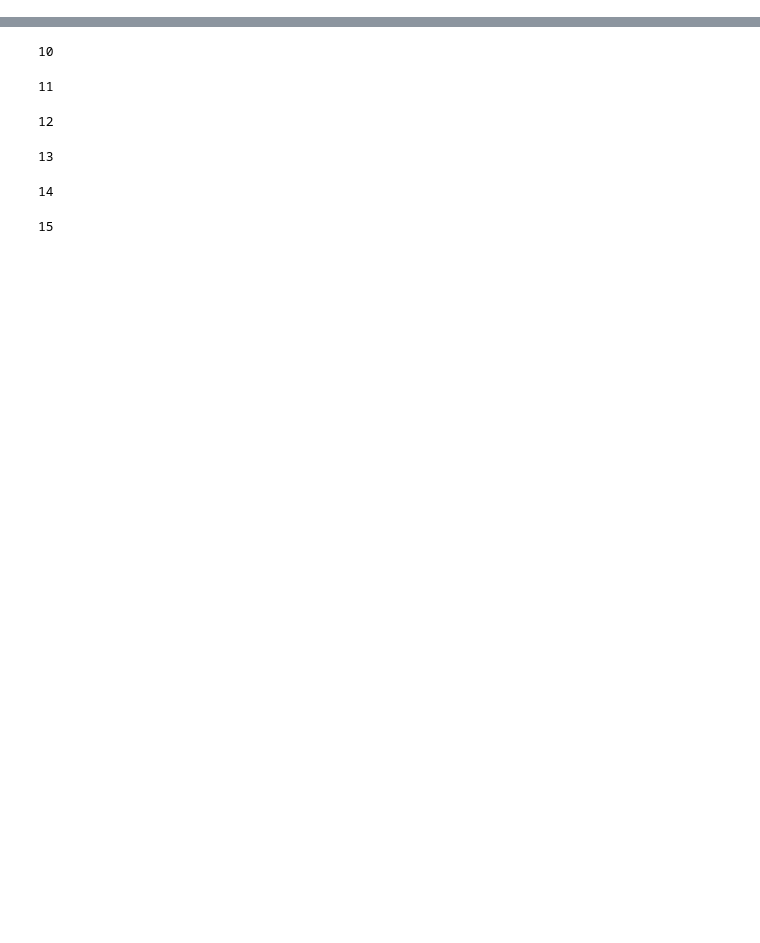
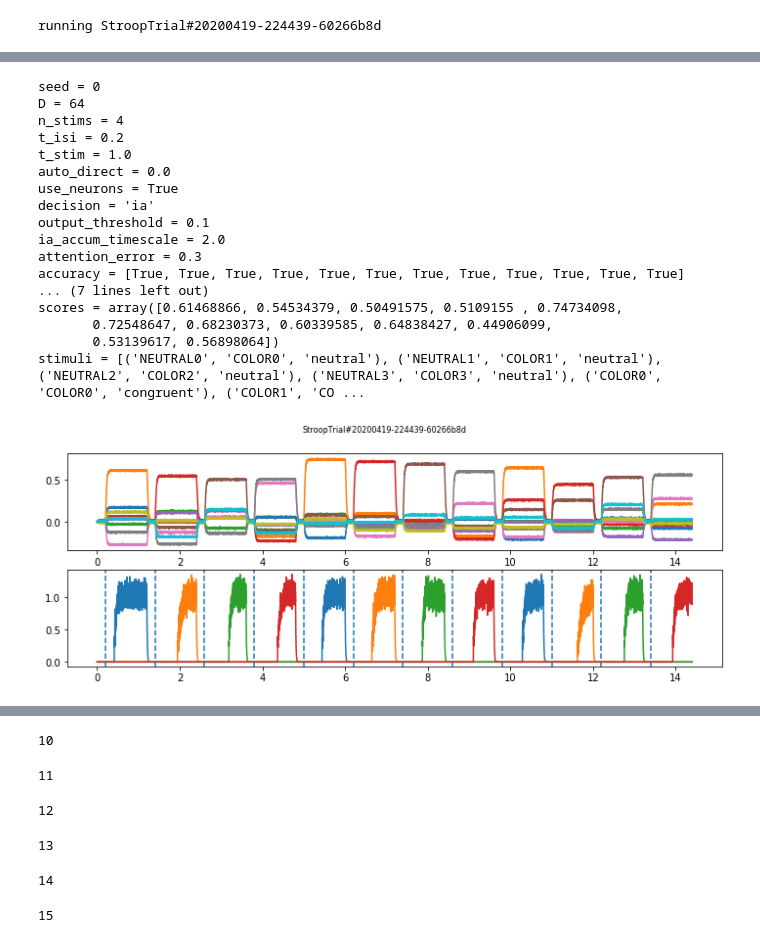
Before and after one commit to tcstewar/nengo_stroop, a Jupyter notebook: Stroop with reaction time.ipynb, the cells around one changed output, grey strips where cells are left out. Saved outputs shown, nothing was run; the diff lists cells and outputs as text; code cells hidden in the pictures; blank space fills up the shorter version.

```diff
--- a/Stroop with reaction time.ipynb
+++ b/Stroop with reaction time.ipynb
@@ -159,3 +161,9 @@ class StroopTrial(pytry.PlotTrial):
             rt_congruent=np.mean(rts[p.n_stims:p.n_stims*2]),
             rt_incongruent=np.mean(rts[p.n_stims*2:]),
         )
+# %%
+plt.figure(figsize=(12,4))
+r = StroopTrial().run(plt=plt, n_stims=4, data_dir=None, seed=0, D=64, auto_direct=0.0, use_neurons=True,
+                  decision='ia', ia_accum_timescale=2.0, t_stim=1.0, t_isi=0.2, attention_error=0.3)
+# %% [output]
+running StroopTrial#20200419-224439-60266b8d
@@ -162,3 +172,21 @@ class StroopTrial(pytry.PlotTrial):
+seed = 0
+D = 64
+n_stims = 4
+t_isi = 0.2
+t_stim = 1.0
+auto_direct = 0.0
+use_neurons = True
+decision = 'ia'
+output_threshold = 0.1
+ia_accum_timescale = 2.0
+attention_error = 0.3
+accuracy = [True, True, True, True, True, True, True, True, True, True, True, True]
+... (7 lines left out)
+scores = array([0.61468866, 0.54534379, 0.50491575, 0.5109155 , 0.74734098,
+       0.72548647, 0.68230373, 0.60339585, 0.64838427, 0.44906099,
+       0.53139617, 0.56898064])
+stimuli = [('NEUTRAL0', 'COLOR0', 'neutral'), ('NEUTRAL1', 'COLOR1', 'neutral'), ('NEUTRAL2', 'COLOR2', 'neutral'), ('NEUTRAL3', 'COLOR3', 'neutral'), ('COLOR0', 'COLOR0', 'congruent'), ('COLOR1', 'CO ...
+[figure, added]
 # %%
 plt.figure(figsize=(12,4))
 r = StroopTrial().run(plt=plt, n_stims=4, data_dir=None, seed=0, D=64, auto_direct=0.3, use_neurons=True,
```
Also changed, not shown: parts of 4 cells of this notebook, 1 other file.
